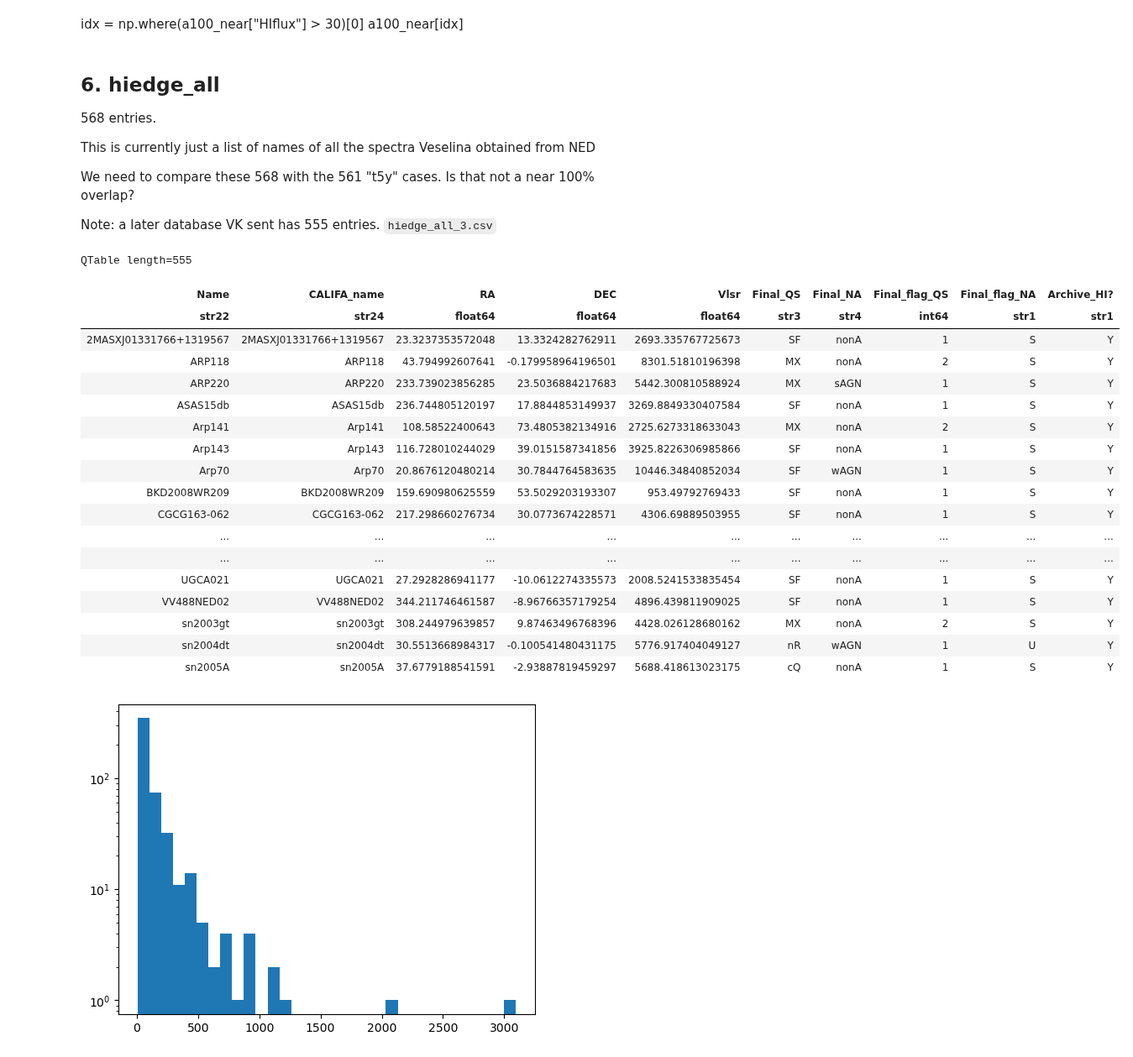
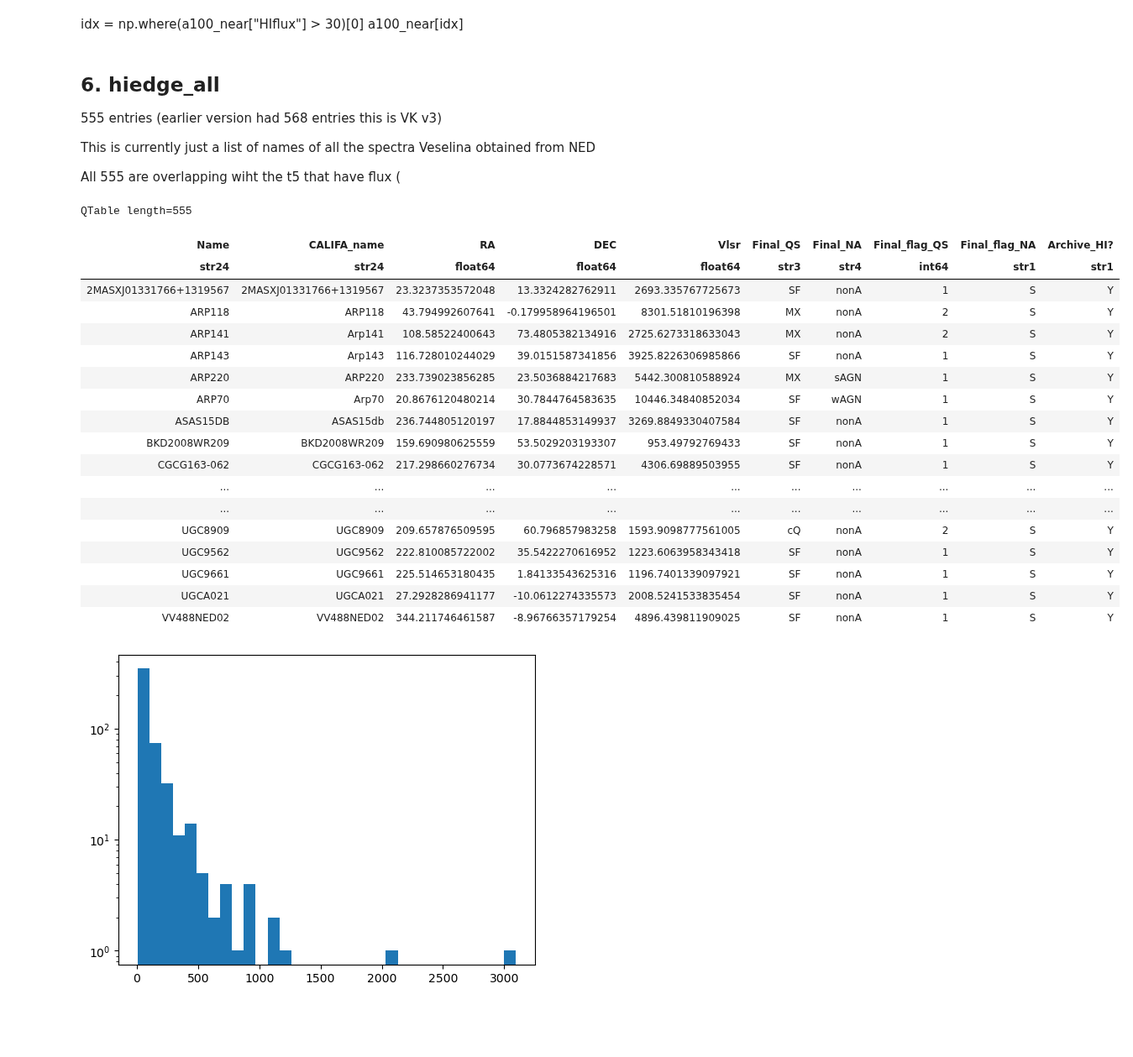
Before and after one commit to teuben/GBT-EDGE-HI, a Jupyter notebook: gals/hi_surveys.ipynb, the cells around one changed output. Shown at 84% size. Cells and saved outputs as stored; diff of their text form; code cells hidden in the pictures; blank space fills up the shorter version.

```diff
--- a/gals/hi_surveys.ipynb
+++ b/gals/hi_surveys.ipynb
@@ -701,6 +816,8 @@ uncommon 161 671 -> 0
 923 entries, Veselina's compilation.   562 have flux,  361 have not.   Is this based on the large eCalifa dataset.
 # %%
 t5 = QTable.read("CALIFA_HI_sample_archive.csv")
-len(t5)
+t5['Name'] = np.char.upper(t5['CALIFA_name'])
+print(len(t5))
+print(t5.keys())
 # %% [output]
 923
@@ -1231,38 +1349,37 @@ a100_near[idx]
 # %% [markdown]
 ## 6. hiedge_all
 
-568 entries.
+555 entries (earlier version had 568 entries this is VK v3)
 
 This is currently just a list of names of all the spectra Veselina obtained from NED
 
-We need to compare these 568 with the 561 "t5y" cases. Is that not a near 100% overlap?
-
-Note:   a later database VK sent has 555 entries.  `hiedge_all_3.csv`
+All 555 are overlapping wiht the t5 that have flux (
 # %%
 # names of all the califa galaxies where hi was detected - and where not
 t6 = QTable.read('hiedge_all_3.csv')
+t6['Name'] = np.char.upper(t6['Name'])
 # %%
 
-t5y6 = join(t6,t5y,keys_left="Name",keys_right="CALIFA_name")
-t5y6  # 560 are overlapping
+t5y6 = join(t6,t5y,keys="Name")
+t5y6  # all 555 are overlapping now
 # %% [output]
 QTable length=555
 | Name | CALIFA_name | RA | DEC | Vlsr | Final_QS | Final_NA | Final_flag_QS | Final_flag_NA | Archive_HI? |
-| str22 | str24 | float64 | float64 | float64 | str3 | str4 | int64 | str1 | str1 |
+| str24 | str24 | float64 | float64 | float64 | str3 | str4 | int64 | str1 | str1 |
 | 2MASXJ01331766+1319567 | 2MASXJ01331766+1319567 | 23.3237353572048 | 13.3324282762911 | 2693.335767725673 | SF | nonA | 1 | S | Y |
 | ARP118 | ARP118 | 43.794992607641 | -0.179958964196501 | 8301.51810196398 | MX | nonA | 2 | S | Y |
+| ARP141 | Arp141 | 108.58522400643 | 73.4805382134916 | 2725.6273318633043 | MX | nonA | 2 | S | Y |
+| ARP143 | Arp143 | 116.728010244029 | 39.0151587341856 | 3925.8226306985866 | SF | nonA | 1 | S | Y |
 | ARP220 | ARP220 | 233.739023856285 | 23.5036884217683 | 5442.300810588924 | MX | sAGN | 1 | S | Y |
-| ASAS15db | ASAS15db | 236.744805120197 | 17.8844853149937 | 3269.8849330407584 | SF | nonA | 1 | S | Y |
-| Arp141 | Arp141 | 108.58522400643 | 73.4805382134916 | 2725.6273318633043 | MX | nonA | 2 | S | Y |
-| Arp143 | Arp143 | 116.728010244029 | 39.0151587341856 | 3925.8226306985866 | SF | nonA | 1 | S | Y |
-| Arp70 | Arp70 | 20.8676120480214 | 30.7844764583635 | 10446.34840852034 | SF | wAGN | 1 | S | Y |
+| ARP70 | Arp70 | 20.8676120480214 | 30.7844764583635 | 10446.34840852034 | SF | wAGN | 1 | S | Y |
+| ASAS15DB | ASAS15db | 236.744805120197 | 17.8844853149937 | 3269.8849330407584 | SF | nonA | 1 | S | Y |
 | BKD2008WR209 | BKD2008WR209 | 159.690980625559 | 53.5029203193307 | 953.49792769433 | SF | nonA | 1 | S | Y |
 | CGCG163-062 | CGCG163-062 | 217.298660276734 | 30.0773674228571 | 4306.69889503955 | SF | nonA | 1 | S | Y |
 | ... | ... | ... | ... | ... | ... | ... | ... | ... | ... |
 | ... | ... | ... | ... | ... | ... | ... | ... | ... | ... |
+| UGC8909 | UGC8909 | 209.657876509595 | 60.796857983258 | 1593.9098777561005 | cQ | nonA | 2 | S | Y |
+| UGC9562 | UGC9562 | 222.810085722002 | 35.5422270616952 | 1223.6063958343418 | SF | nonA | 1 | S | Y |
+| UGC9661 | UGC9661 | 225.514653180435 | 1.84133543625316 | 1196.7401339097921 | SF | nonA | 1 | S | Y |
 | UGCA021 | UGCA021 | 27.2928286941177 | -10.0612274335573 | 2008.5241533835454 | SF | nonA | 1 | S | Y |
 | VV488NED02 | VV488NED02 | 344.211746461587 | -8.96766357179254 | 4896.439811909025 | SF | nonA | 1 | S | Y |
-| sn2003gt | sn2003gt | 308.244979639857 | 9.87463496768396 | 4428.026128680162 | MX | nonA | 2 | S | Y |
-| sn2004dt | sn2004dt | 30.5513668984317 | -0.100541480431175 | 5776.917404049127 | nR | wAGN | 1 | U | Y |
-| sn2005A | sn2005A | 37.6779188541591 | -2.93887819459297 | 5688.418613023175 | cQ | nonA | 1 | S | Y |
 # %%
```
Also changed, not shown: parts of 66 cells of this notebook.
